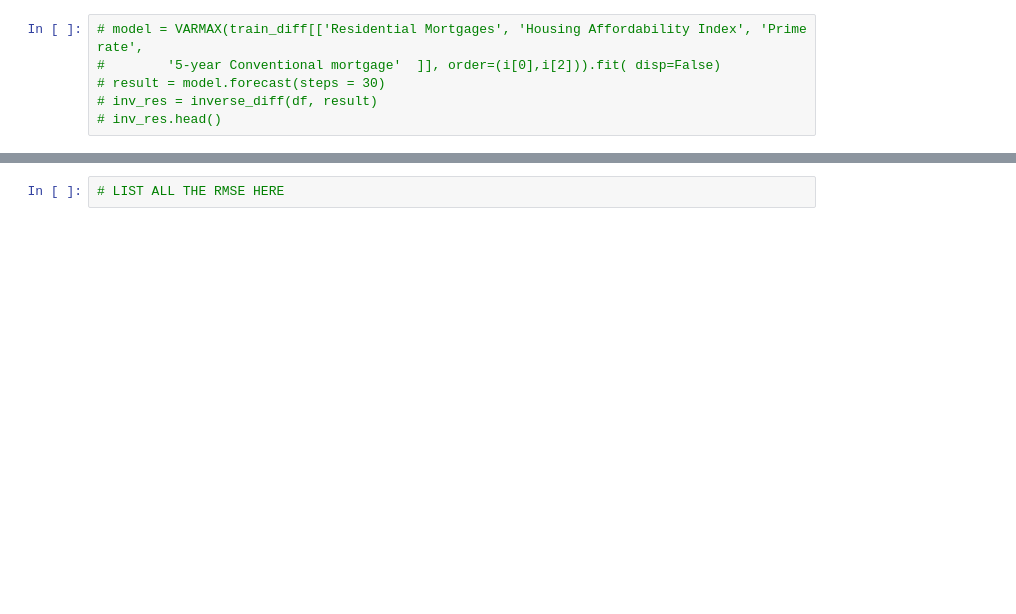
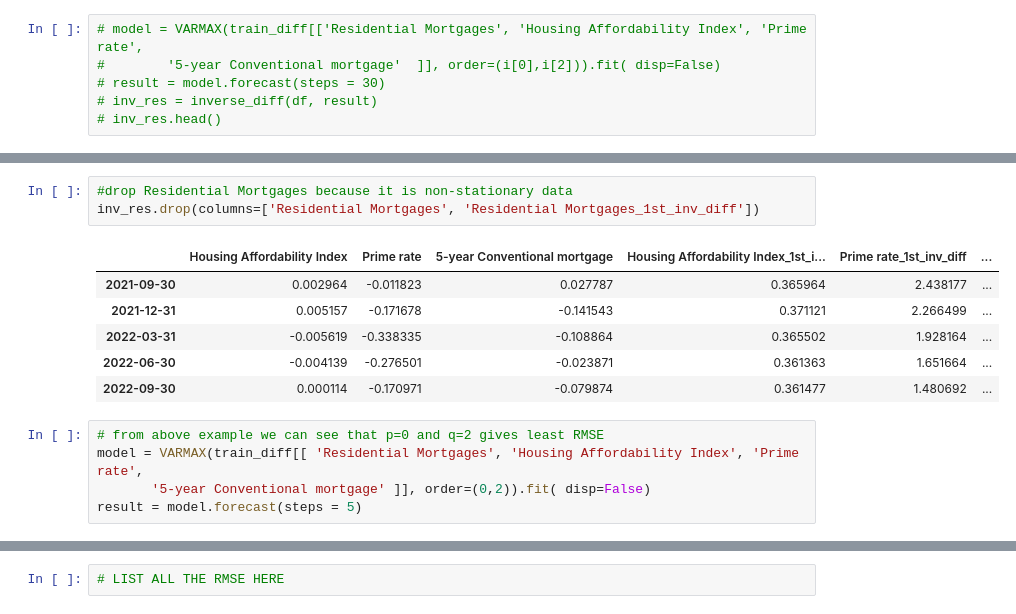
Before and after one commit to benjaminweymouth/Housing-Market-Forecasting-Time-Series-Analysis, a Jupyter notebook: Python Code/VARMA with Auto Arima.ipynb, the cells around one changed output, grey strips where cells are left out. Drawn from its saved outputs; the diff is of its cells as text; blank space fills up the shorter version.

```diff
--- a/Python Code/VARMA with Auto Arima.ipynb
+++ b/Python Code/VARMA with Auto Arima.ipynb
@@ -646,0 +703,15 @@ inv_res
+# %%
+#drop Residential Mortgages because it is non-stationary data
+inv_res.drop(columns=['Residential Mortgages', 'Residential Mortgages_1st_inv_diff'])
+# %% [output]
+|  | Housing Affordability Index | Prime rate | 5-year Conventional mortgage | Housing Affordability Index_1st_i... | Prime rate_1st_inv_diff | ... |
+| 2021-09-30 | 0.002964 | -0.011823 | 0.027787 | 0.365964 | 2.438177 | ... |
+| 2021-12-31 | 0.005157 | -0.171678 | -0.141543 | 0.371121 | 2.266499 | ... |
+| 2022-03-31 | -0.005619 | -0.338335 | -0.108864 | 0.365502 | 1.928164 | ... |
+| 2022-06-30 | -0.004139 | -0.276501 | -0.023871 | 0.361363 | 1.651664 | ... |
+| 2022-09-30 | 0.000114 | -0.170971 | -0.079874 | 0.361477 | 1.480692 | ... |
+# %%
+# from above example we can see that p=0 and q=2 gives least RMSE
+model = VARMAX(train_diff[[ 'Residential Mortgages', 'Housing Affordability Index', 'Prime rate',
+       '5-year Conventional mortgage' ]], order=(0,2)).fit( disp=False)
+result = model.forecast(steps = 5)
```
Also changed, not shown: parts of 22 cells of this notebook, 1 other file.
